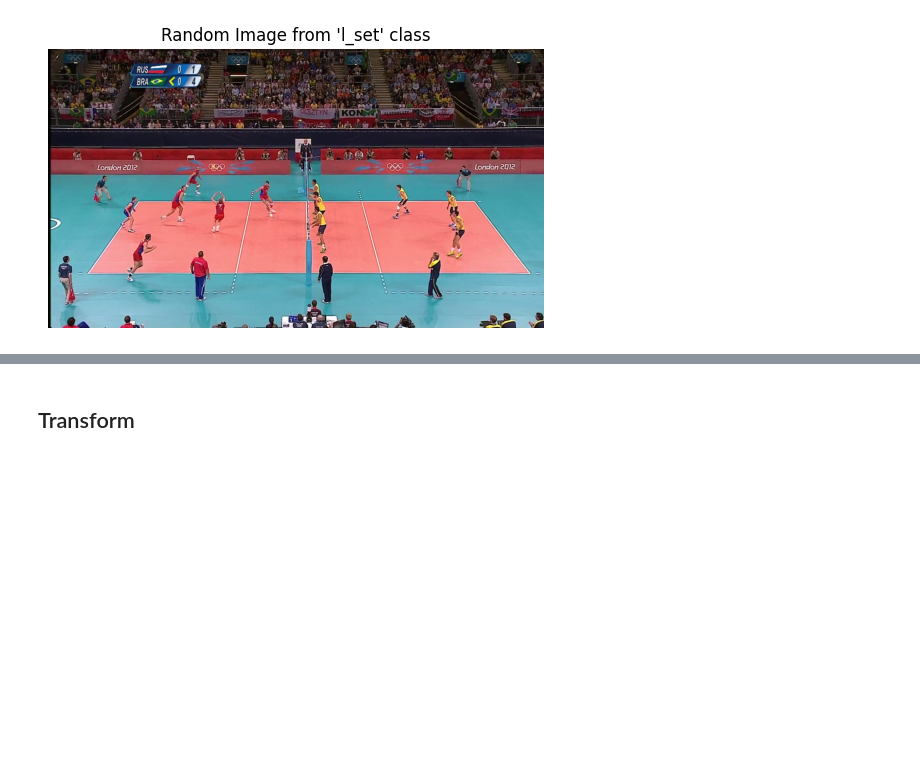
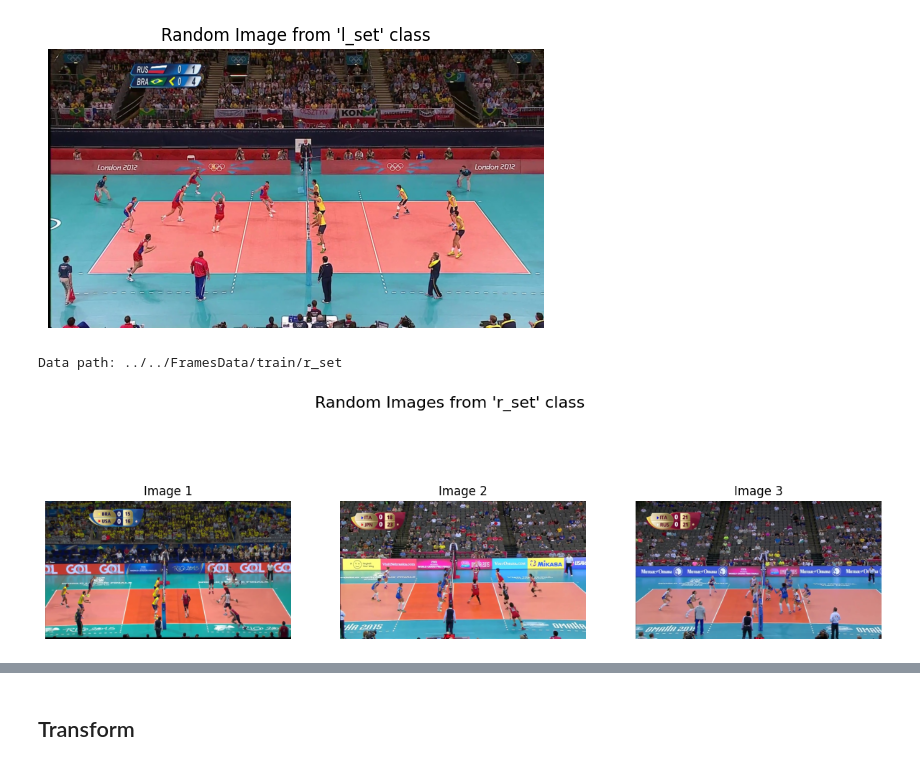
Before and after one commit to Fawzy-AI-Explorer/Group-Activity-Recognition, a Jupyter notebook: src/NoteBooks/explore.ipynb, the cells around one changed output, grey strips where cells are left out. Drawn from its saved outputs; the diff is of its cells as text; code cells hidden in the pictures; blank space fills up the shorter version.

```diff
--- a/src/NoteBooks/explore.ipynb
+++ b/src/NoteBooks/explore.ipynb
@@ -398,0 +403,5 @@ def plot_random_images(category, n=1):
+# %%
+plot_random_images("r_set", n=3)
+# %% [output]
+Data path: ../../FramesData/train/r_set
+[figure, added]
```
Also changed, not shown: parts of 13 cells of this notebook.
